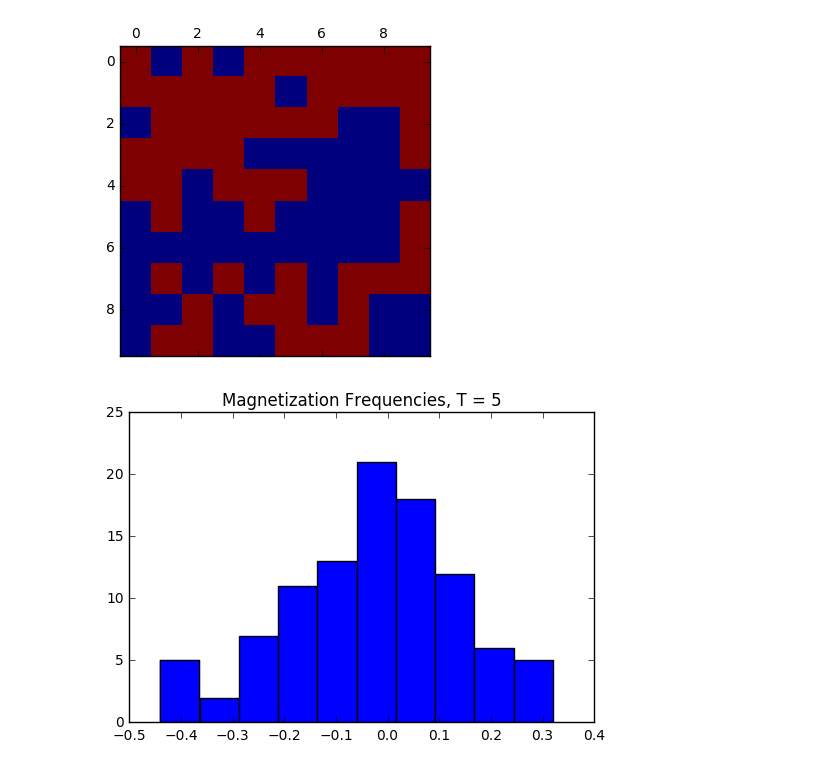
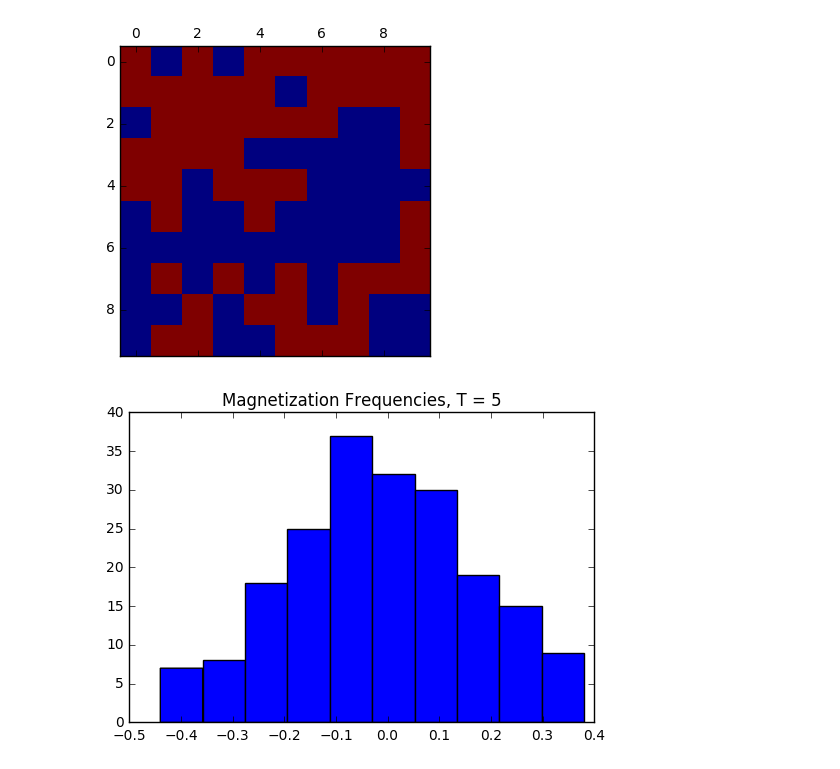
Before and after one commit to RayGonzalez/CS166-Modeling-, a Jupyter notebook: IsingModel.ipynb, the cells around one changed output. Saved outputs shown, nothing was run; the diff lists cells and outputs as text; code cells hidden in the pictures.

```diff
--- a/IsingModel.ipynb
+++ b/IsingModel.ipynb
@@ -127,13 +127,13 @@ surface.show()
 # %% [output]
 [figure]
 # %%
-mag_list = []
+#### mag_list = []
 for i in range(100):
     surface = IsingModel(T = 5)
     surface.update()
     mag_list.append(surface.magnetization())
 plt.hist(mag_list)
 plt.title("Magnetization Frequencies, T = 5")
 plt.show()
 # %% [output]
-[figure, old version]
+[figure, new version]
```
